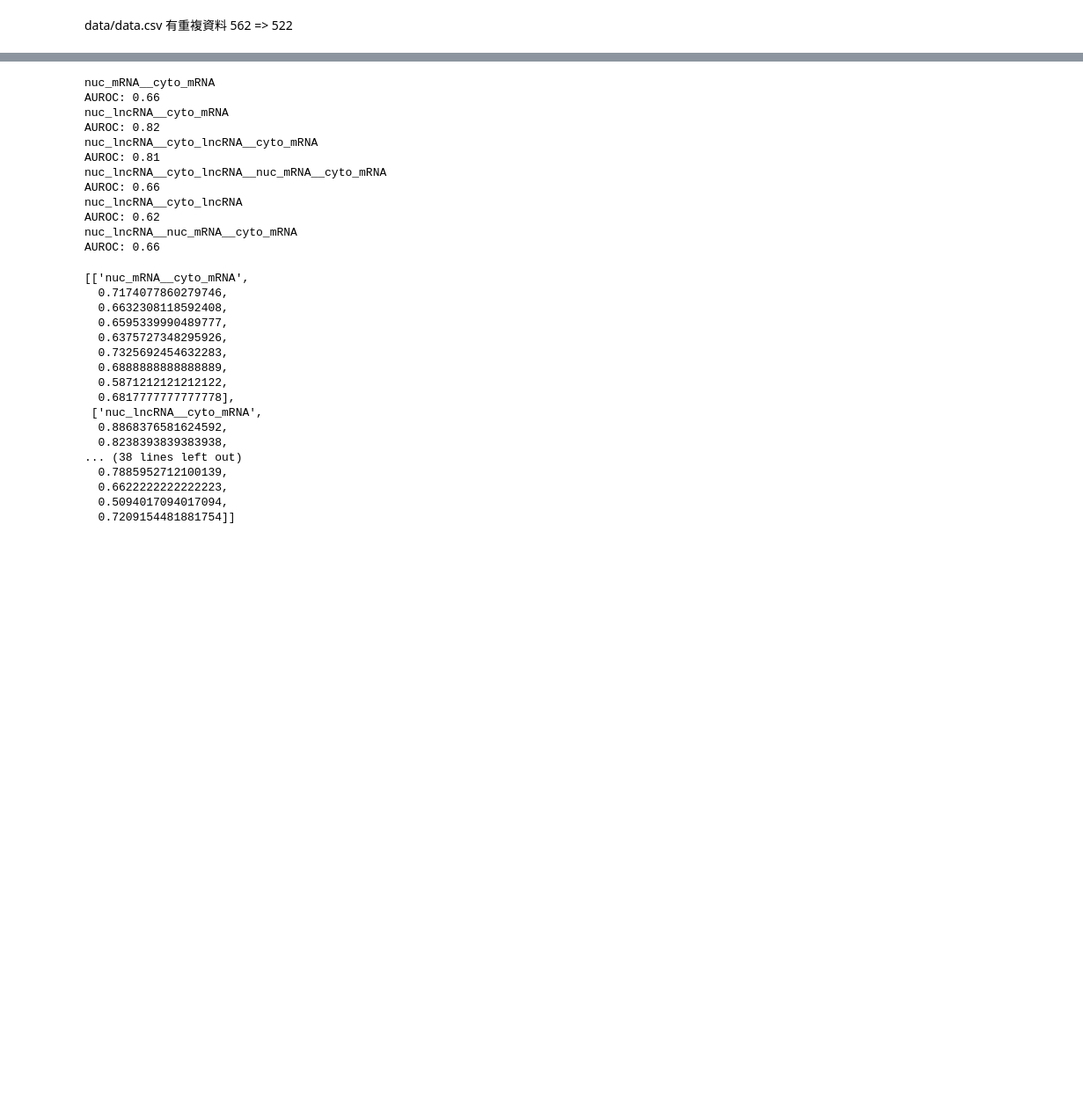
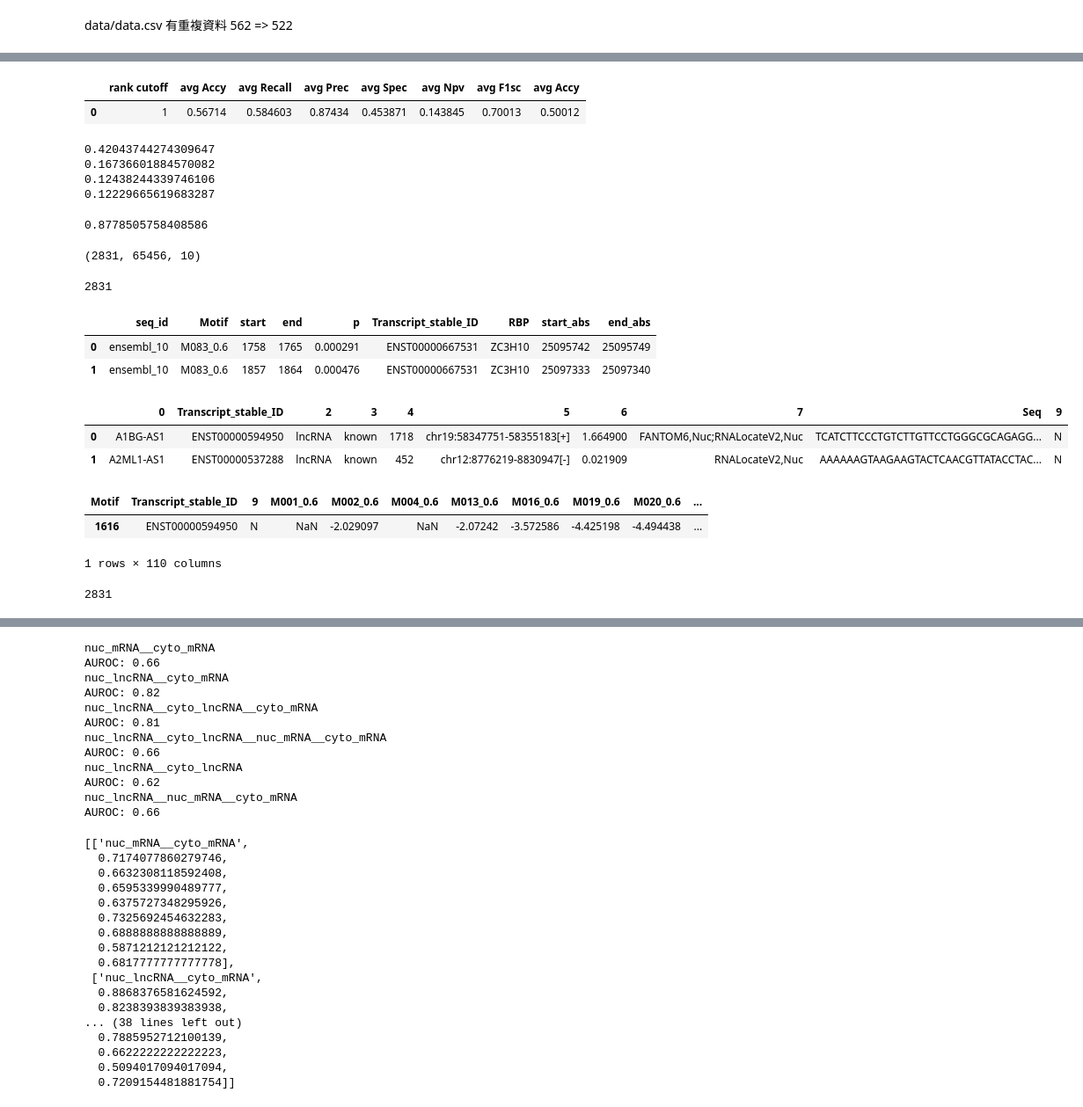
Before and after one commit to JiandeWuu/sixthTool, a Jupyter notebook: test.ipynb, the cells around one changed output, grey strips where cells are left out. Shown at 88% size. Saved outputs shown, nothing was run; the diff lists cells and outputs as text; code cells hidden in the pictures; blank space fills up the shorter version.

```diff
--- a/test.ipynb
+++ b/test.ipynb
@@ -97,0 +175,12 @@ AUROC: 0.60
+# %%
+pd.DataFrame(perf_array, columns=["rank cutoff",
+                                  "avg Accy",
+                                  "avg Recall",
+                                  "avg Prec",
+                                  "avg Spec",
+                                  "avg Npv",
+                                  "avg F1sc",
+                                  "avg Accy"])
+# %% [output]
+|  | rank cutoff | avg Accy | avg Recall | avg Prec | avg Spec | avg Npv | avg F1sc | avg Accy |
+| 0 | 1 | 0.56714 | 0.584603 | 0.87434 | 0.453871 | 0.143845 | 0.70013 | 0.50012 |
@@ -97,0 +197,57 @@ AUROC: 0.60
+# %%
+for i in range(3, 7):
+    x = np.load("data/RBP-PWM/train/train_binary__10-%s__x.npy" % i)
+    print(sum(sum(x)) / (x.shape[0] * x.shape[1]))
+# %% [output]
+0.42043744274309647
+0.16736601884570082
+0.12438244339746106
+0.12229665619683287
+# %%
+sum(sum(x)) / (x.shape[0] * x.shape[1])
+# %% [output]
+0.8778505758408586
+# %%
+x = np.load("/data/jand/sixthTool/data/linear_features/point/benchmark/k8n10nor0.npy")
+x.shape
+# %% [output]
+(2831, 65456, 10)
+# %%
+y = np.load("/data/jand/sixthTool/data/linear_features/point/benchmark/benchmark_y.npy")
+num = len(y)
+print(num)
+idx = np.arange(num)
+np.random.shuffle(idx)
+train_idx = idx[:int(num * 0.8)]
+test_idx = idx[int(num * 0.8):]
+
+train_dir_path = "/data/jand/sixthTool/data/linear_features/point/benchmark/train/"
+test_dir_path = "/data/jand/sixthTool/data/linear_features/point/benchmark/test/"
+
+np.save(train_dir_path + "k8_train_y_id.npy", train_idx)
+np.save(test_dir_path + "k8_test_y_id.npy", test_idx)
+np.save(train_dir_path + "k8_train_y.npy", y[train_idx])
+np.save(test_dir_path + "k8_test_y.npy", y[test_idx])
+for nor in [0, 1]:
+    x = np.load("/data/jand/sixthTool/data/linear_features/point/benchmark/k8n10nor%s.npy" % nor)
+    np.save(train_dir_path + "k8n10nor%s_train.npy" % nor, x[train_idx])
+    np.save(test_dir_path + "k8n10nor%s_train.npy" % nor, x[test_idx])
+# %% [output]
+2831
+# %%
+data_df = pd.read_csv("data/Chiu/jand_benchmark_loc.csv")
+data_df = data_df.rename(columns={'1': 'Transcript_stable_ID'})
+ensembl_df = pd.read_csv("data/Chiu/RBP_predict/ensembl_pvalue.csv")
+rnaatlas_df = pd.read_csv("data/Chiu/RBP_predict/rnaatlas_pvalue.csv")
+# %%
+ensembl_df.head(2)
+# %% [output]
+|  | seq_id | Motif | start | end | p | Transcript_stable_ID | RBP | start_abs | end_abs |
+| 0 | ensembl_10 | M083_0.6 | 1758 | 1765 | 0.000291 | ENST00000667531 | ZC3H10 | 25095742 | 25095749 |
+| 1 | ensembl_10 | M083_0.6 | 1857 | 1864 | 0.000476 | ENST00000667531 | ZC3H10 | 25097333 | 25097340 |
+# %%
+data_df.head(2)
+# %% [output]
+|  | 0 | Transcript_stable_ID | 2 | 3 | 4 | 5 | 6 | 7 | Seq | 9 |
+| 0 | A1BG-AS1 | ENST00000594950 | lncRNA | known | 1718 | chr19:58347751-58355183[+] | 1.664900 | FANTOM6,Nuc;RNALocateV2,Nuc | TCATCTTCCCTGTCTTGTTCCTGGGCGCAGAGG... | N |
+| 1 | A2ML1-AS1 | ENST00000537288 | lncRNA | known | 452 | chr12:8776219-8830947[-] | 0.021909 | RNALocateV2,Nuc | AAAAAAGTAAGAAGTACTCAACGTTATACCTAC... | N |
@@ -97,0 +264,6 @@ AUROC: 0.60
+# %%
+test_df[test_df['Transcript_stable_ID'] == "ENST00000594950"]
+# %% [output]
+| Motif | Transcript_stable_ID | 9 | M001_0.6 | M002_0.6 | M004_0.6 | M013_0.6 | M016_0.6 | M019_0.6 | M020_0.6 | ... |
+| 1616 | ENST00000594950 | N | NaN | -2.029097 | NaN | -2.07242 | -3.572586 | -4.425198 | -4.494438 | ... |
+1 rows × 110 columns
@@ -97,0 +272,4 @@ AUROC: 0.60
+# %%
+len(test_df)
+# %% [output]
+2831
```
Also changed, not shown: parts of 52 cells of this notebook, 18 other files.
